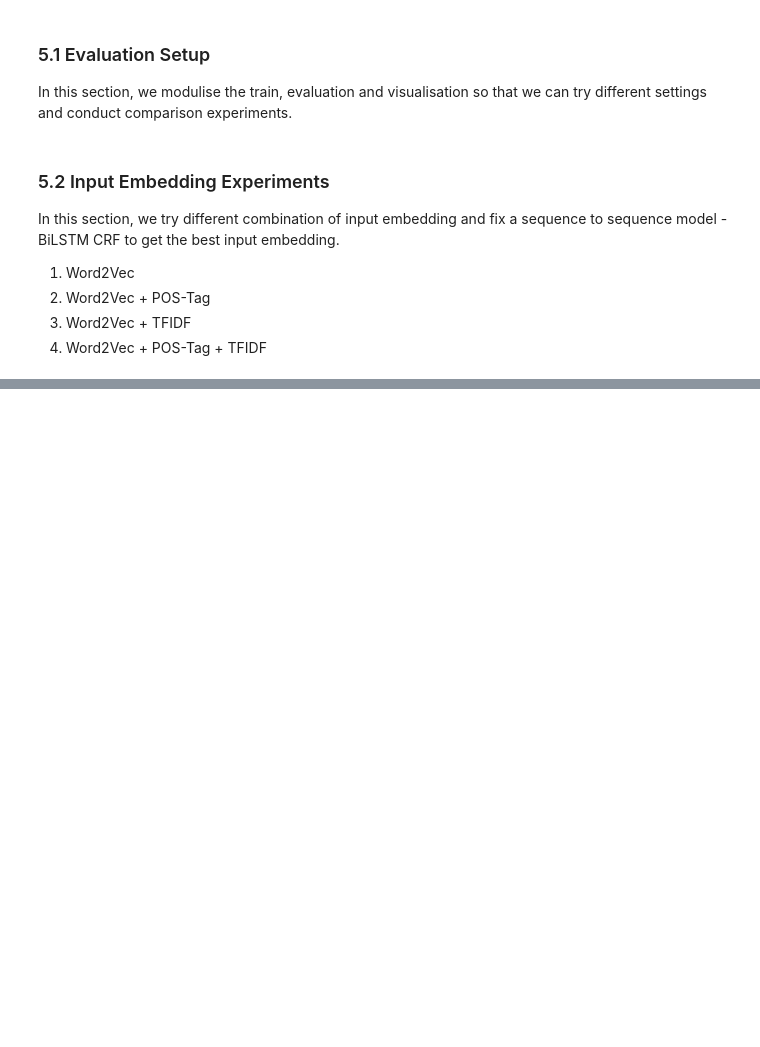
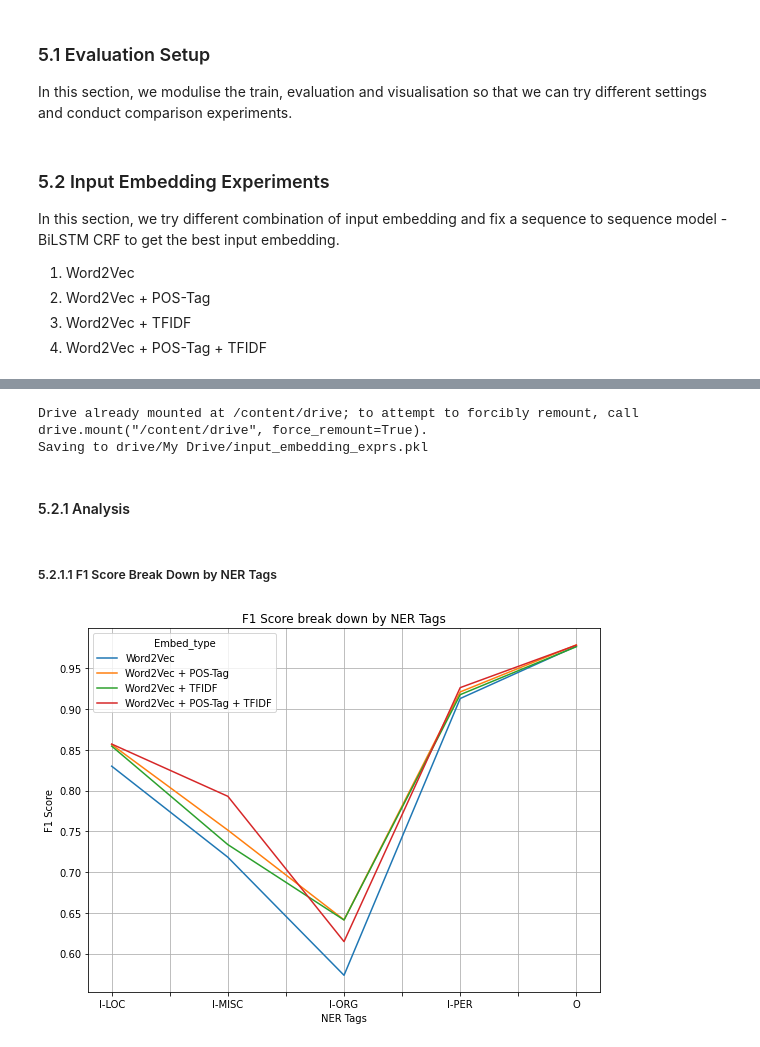
Before and after one commit to seanwelz/5046-A2, a Jupyter notebook: Assignment2_xzho7240_xwan8513.ipynb, the cells around one changed output, grey strips where cells are left out. Saved outputs shown, nothing was run; the diff lists cells and outputs as text; code cells hidden in the pictures; blank space fills up the shorter version.

```diff
--- a/Assignment2_xzho7240_xwan8513.ipynb
+++ b/Assignment2_xzho7240_xwan8513.ipynb
@@ -770,7 +752,40 @@ from google.colab import drive
 drive.mount('/content/drive')
 
 # save results
-input_embedding_file_name = f'drive/My Drive/input_embedding_exprs.pkl'
+input_embedding_file_name = 'drive/My Drive/input_embedding_exprs.pkl'
 print('Saving to', input_embedding_file_name)
-with open(input_embedding_file_name, 'w') as f:
+with open(input_embedding_file_name, 'wb') as f:
   pickle.dump(input_embedding_evaluation_results, f)
+# %% [output]
+Drive already mounted at /content/drive; to attempt to forcibly remount, call drive.mount("/content/drive", force_remount=True).
+Saving to drive/My Drive/input_embedding_exprs.pkl
+# %% [markdown]
+#### 5.2.1 Analysis
+# %%
+from collections import defaultdict
+
+ner_tags = ['I-LOC', 'I-MISC', 'I-ORG', 'I-PER', 'O']
+df_result = defaultdict(list)
+for embed_type, result in input_embedding_evaluation_results.items():
+  for tag_name in ner_tags:
+    df_result[tag_name].append(result[tag_name]['f1-score'])
+  df_result['accuracy'].append(result['accuracy'])
+  df_result['macro_avg_f1'].append(result['macro avg']['f1-score'])
+  df_result['weighted_avg_f1'].append(result['weighted avg']['f1-score'])
+
+df = pd.DataFrame.from_dict(df_result)
+df['Embed_type'] = list(input_embedding_evaluation_results.keys())
+df.set_index('Embed_type', inplace=True)
+# %% [markdown]
+##### 5.2.1.1 F1 Score Break Down by NER Tags
+# %%
+df[ner_tags].T.plot(figsize=(8, 6))
+pl.grid()
+pl.xlabel('NER Tags')
+pl.ylabel('F1 Score')
+pl.title('F1 Score break down by NER Tags')
+pl.tight_layout()
+pl.savefig('drive/My Drive/comp5046/input_embedding_f1_breakdown_by_NER.pdf')
+# pl.show()
+# %% [output]
+[figure, added]
```
Also changed, not shown: parts of 11 cells of this notebook.
